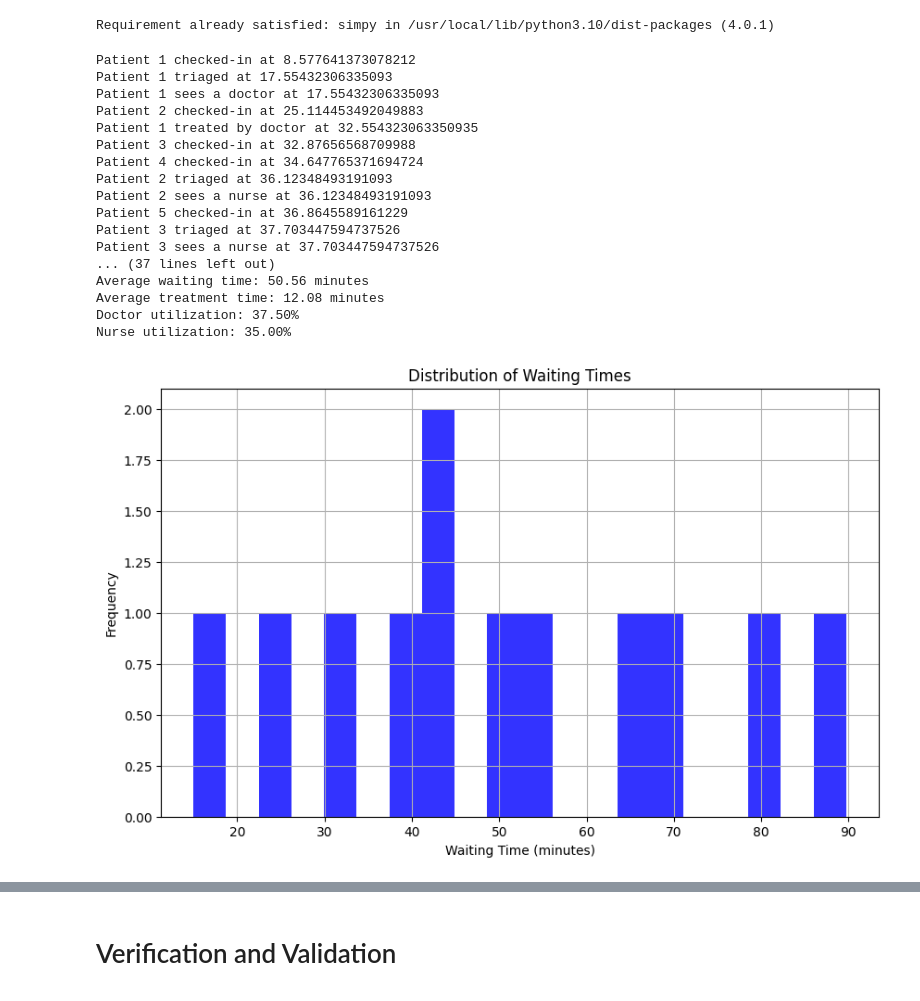
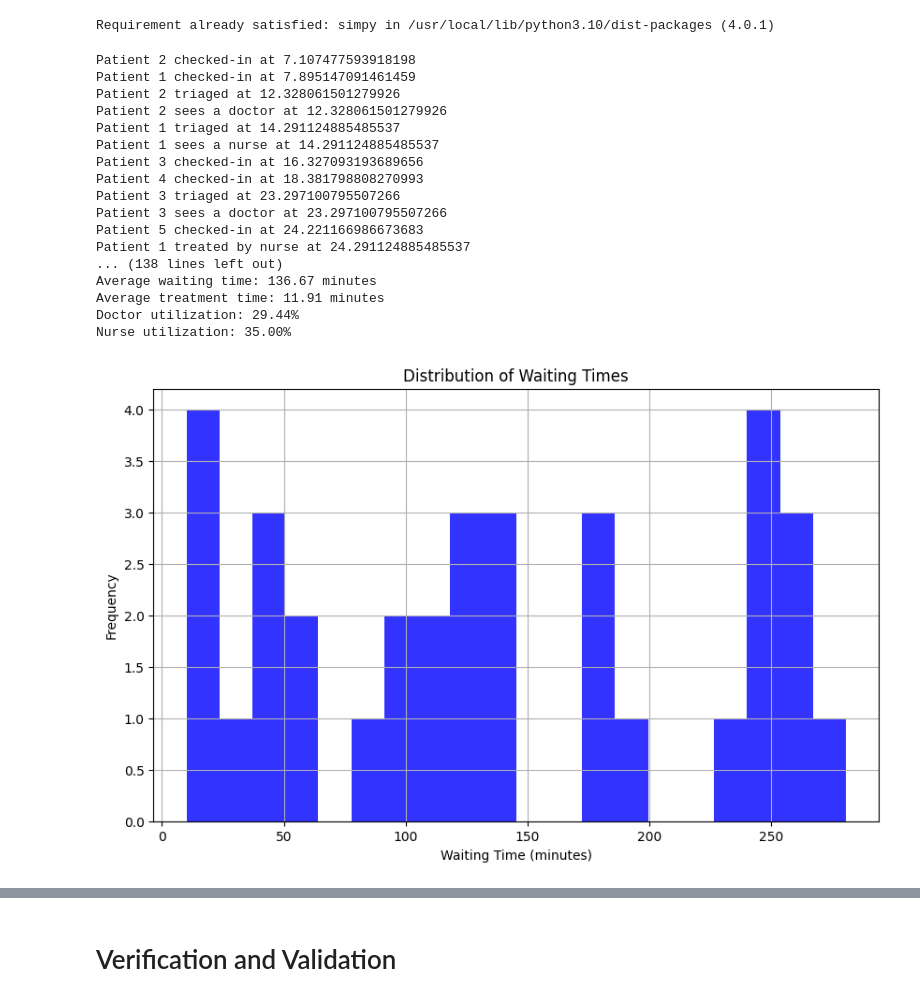
Before and after one commit to waheeb123/Data_604_homeworks, a Jupyter notebook: tringto_write_complete_simulation.ipynb, the cells around one changed output, grey strips where cells are left out. Drawn from its saved outputs; the diff is of its cells as text; code cells hidden in the pictures.

```diff
--- a/tringto_write_complete_simulation.ipynb
+++ b/tringto_write_complete_simulation.ipynb
@@ -142,53 +142,53 @@ env.process(patient_arrival(env, reception, doctor, nurse))
 env.process(monitor(env, doctor, nurse))
 
 # Run simulation
-env.run(until=100)  # Run for 1 hour and 40 minutes (100 minutes)
+env.run(until=300)  # Run for 5 hours
 
 # Create a DataFrame from the collected results
 df = pd.DataFrame(results, columns=['Patient ID', 'Service', 'Arrival Time', 'Token Time',
                                     'Service Start Time', 'Service Stop Time', 'Token Time (Secs)',
                                     'Service Time (Mins)', 'Wait Time (Mins)'])
 
 # Performance metric calculation
 avg_waiting_time = df['Wait Time (Mins)'].mean()
 avg_treatment_time = df['Service Time (Mins)'].mean()
 doctor_utilization = np.mean(utilization_doctors)
 nurse_utilization = np.mean(utilization_nurses)
 
 
 # Print performance metrics
 print(f"Average waiting time: {avg_waiting_time:.2f} minutes")
 print(f"Average treatment time: {avg_treatment_time:.2f} minutes")
 print(f"Doctor utilization: {doctor_utilization:.2%}")
 print(f"Nurse utilization: {nurse_utilization:.2%}")
 
 # Data visualization
 plt.figure(figsize=(10, 6))
 plt.hist(df['Wait Time (Mins)'], bins=20, alpha=0.8, color='blue')
 plt.xlabel('Waiting Time (minutes)')
 plt.ylabel('Frequency')
 plt.title('Distribution of Waiting Times')
 plt.grid(True)
 plt.show()
 # %% [output]
-Patient 1 checked-in at 8.577641373078212
-Patient 1 triaged at 17.55432306335093
-Patient 1 sees a doctor at 17.55432306335093
-Patient 2 checked-in at 25.114453492049883
-Patient 1 treated by doctor at 32.554323063350935
-Patient 3 checked-in at 32.87656568709988
-Patient 4 checked-in at 34.647765371694724
-Patient 2 triaged at 36.12348493191093
-Patient 2 sees a nurse at 36.12348493191093
-Patient 5 checked-in at 36.8645589161229
-Patient 3 triaged at 37.703447594737526
-Patient 3 sees a nurse at 37.703447594737526
-... (37 lines left out)
-Average waiting time: 50.56 minutes
-Average treatment time: 12.08 minutes
-Doctor utilization: 37.50%
+Patient 2 checked-in at 7.107477593918198
+Patient 1 checked-in at 7.895147091461459
+Patient 2 triaged at 12.328061501279926
+Patient 2 sees a doctor at 12.328061501279926
+Patient 1 triaged at 14.291124885485537
+Patient 1 sees a nurse at 14.291124885485537
+Patient 3 checked-in at 16.327093193689656
+Patient 4 checked-in at 18.381798808270993
+Patient 3 triaged at 23.297100795507266
+Patient 3 sees a doctor at 23.297100795507266
+Patient 5 checked-in at 24.221166986673683
+Patient 1 treated by nurse at 24.291124885485537
+... (138 lines left out)
+Average waiting time: 136.67 minutes
+Average treatment time: 11.91 minutes
+Doctor utilization: 29.44%
 Nurse utilization: 35.00%
-[figure, old version]
+[figure, new version]
 # %%
 # Calculate average waiting time
 avg_waiting_time = df['Wait Time (Mins)'].mean()
```
Also changed, not shown: parts of 9 cells of this notebook.
